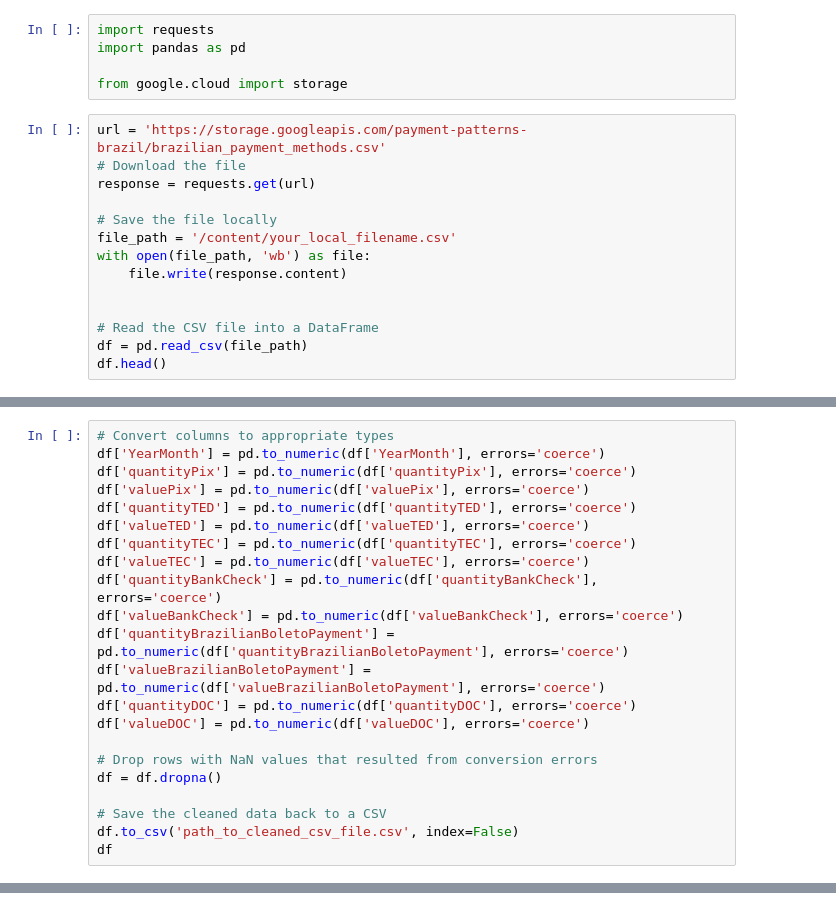
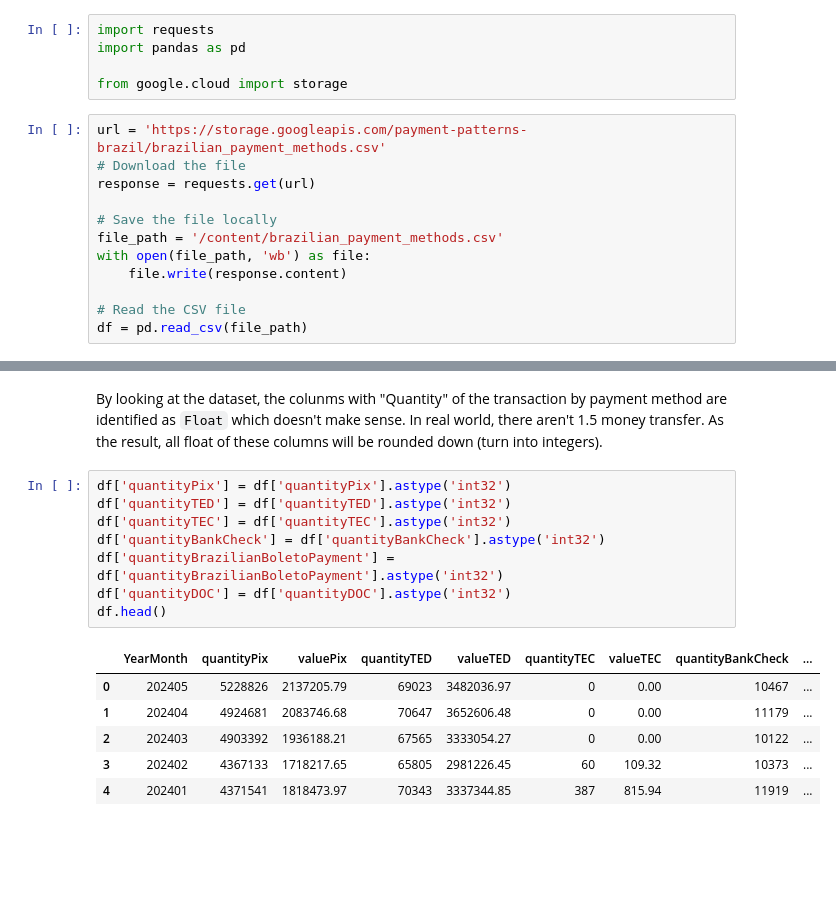
Before and after one commit to jacquesbilombe/Payment-Patterns-Brazil, a Jupyter notebook: Payment_Patterns_Brazil.ipynb, the cells around one changed output, grey strips where cells are left out. Saved outputs shown, nothing was run; the diff lists cells and outputs as text; blank space fills up the shorter version.

```diff
--- a/Payment_Patterns_Brazil.ipynb
+++ b/Payment_Patterns_Brazil.ipynb
@@ -70,11 +70,9 @@ url = 'https://storage.googleapis.com/payment-patterns-brazil/brazilian_payment_
 response = requests.get(url)
 
 # Save the file locally
-file_path = '/content/your_local_filename.csv'
+file_path = '/content/brazilian_payment_methods.csv'
 with open(file_path, 'wb') as file:
     file.write(response.content)
 
-
-# Read the CSV file into a DataFrame
+# Read the CSV file
 df = pd.read_csv(file_path)
-df.head()
@@ -88,22 +78,0 @@ df.head()
-# %%
-# Convert columns to appropriate types
-df['YearMonth'] = pd.to_numeric(df['YearMonth'], errors='coerce')
-df['quantityPix'] = pd.to_numeric(df['quantityPix'], errors='coerce')
-df['valuePix'] = pd.to_numeric(df['valuePix'], errors='coerce')
-df['quantityTED'] = pd.to_numeric(df['quantityTED'], errors='coerce')
-df['valueTED'] = pd.to_numeric(df['valueTED'], errors='coerce')
-df['quantityTEC'] = pd.to_numeric(df['quantityTEC'], errors='coerce')
-df['valueTEC'] = pd.to_numeric(df['valueTEC'], errors='coerce')
-df['quantityBankCheck'] = pd.to_numeric(df['quantityBankCheck'], errors='coerce')
-df['valueBankCheck'] = pd.to_numeric(df['valueBankCheck'], errors='coerce')
-df['quantityBrazilianBoletoPayment'] = pd.to_numeric(df['quantityBrazilianBoletoPayment'], errors='coerce')
-df['valueBrazilianBoletoPayment'] = pd.to_numeric(df['valueBrazilianBoletoPayment'], errors='coerce')
-df['quantityDOC'] = pd.to_numeric(df['quantityDOC'], errors='coerce')
-df['valueDOC'] = pd.to_numeric(df['valueDOC'], errors='coerce')
-
-# Drop rows with NaN values that resulted from conversion errors
-df = df.dropna()
-
-# Save the cleaned data back to a CSV
-df.to_csv('path_to_cleaned_csv_file.csv', index=False)
-df
@@ -134,0 +102,17 @@ with open('path_to_json_file.json', 'w') as file:
+# %% [markdown]
+By looking  at the dataset, the colunms with "Quantity" of the transaction by payment method are identified as `Float` which doesn't make sense. In real world, there aren't 1.5 money transfer. As the result, all float of these columns will be rounded down (turn into integers).
+# %%
+df['quantityPix'] = df['quantityPix'].astype('int32')
+df['quantityTED'] = df['quantityTED'].astype('int32')
+df['quantityTEC'] = df['quantityTEC'].astype('int32')
+df['quantityBankCheck'] = df['quantityBankCheck'].astype('int32')
+df['quantityBrazilianBoletoPayment'] = df['quantityBrazilianBoletoPayment'].astype('int32')
+df['quantityDOC'] = df['quantityDOC'].astype('int32')
+df.head()
+# %% [output]
+|  | YearMonth | quantityPix | valuePix | quantityTED | valueTED | quantityTEC | valueTEC | quantityBankCheck | ... |
+| 0 | 202405 | 5228826 | 2137205.79 | 69023 | 3482036.97 | 0 | 0.00 | 10467 | ... |
+| 1 | 202404 | 4924681 | 2083746.68 | 70647 | 3652606.48 | 0 | 0.00 | 11179 | ... |
+| 2 | 202403 | 4903392 | 1936188.21 | 67565 | 3333054.27 | 0 | 0.00 | 10122 | ... |
+| 3 | 202402 | 4367133 | 1718217.65 | 65805 | 2981226.45 | 60 | 109.32 | 10373 | ... |
+| 4 | 202401 | 4371541 | 1818473.97 | 70343 | 3337344.85 | 387 | 815.94 | 11919 | ... |
```
Also changed, not shown: parts of 10 cells of this notebook.
